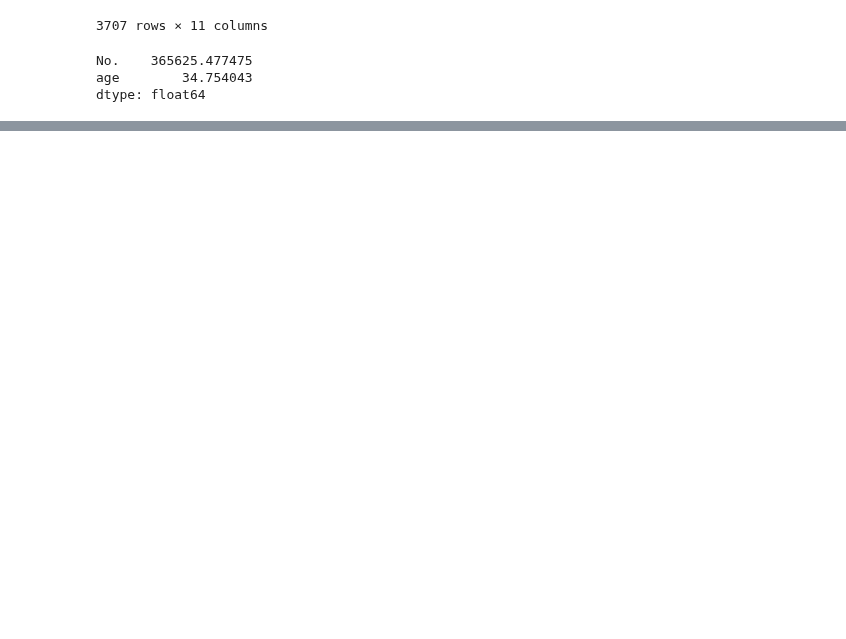
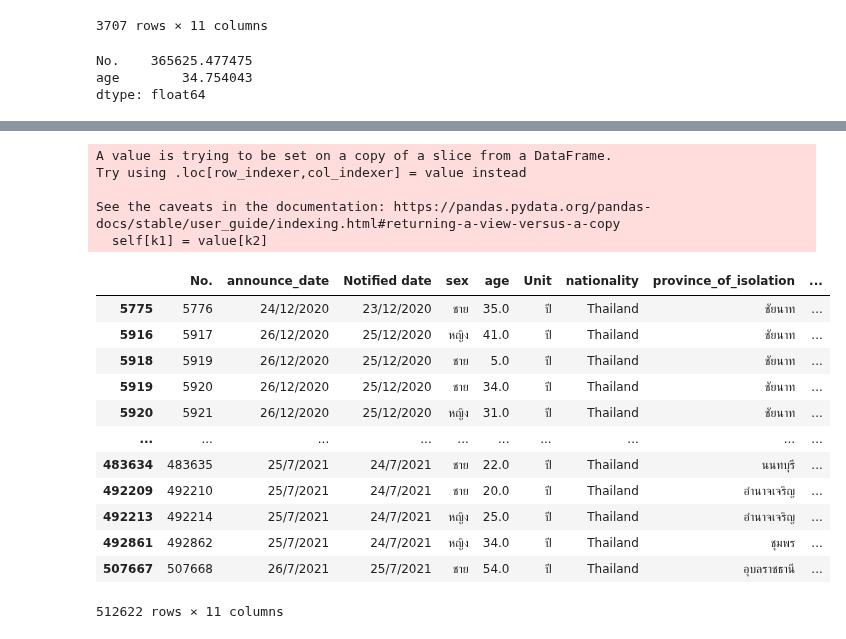
Before and after one commit to ThanikPimpiban/DWDM21, a Jupyter notebook: Data_Processing(Ch3).ipynb, the cells around one changed output, grey strips where cells are left out. Drawn from its saved outputs; the diff is of its cells as text; code cells hidden in the pictures; blank space fills up the shorter version.

```diff
--- a/Data_Processing(Ch3).ipynb
+++ b/Data_Processing(Ch3).ipynb
@@ -695,0 +714,2 @@ dtype: float64
+# %%
+data[['province_of_onset']] = data[['province_of_onset']].fillna('ไม่มีข้อมูล')
@@ -695,0 +737,40 @@ dtype: float64
+# %%
+fixed_cities = []
+
+for city in all_cities:
+    # หาค่า mean ของเชียงใหม่
+    X_cases = data['province_of_onset'] == city
+    X_mean = data[X_cases]['age'].mean()
+
+    # เลือกมาเฉพาะ data เชียงใหม่
+    data_X = data[X_cases]
+
+    # เติมค่า mean แทน missing
+    data_X[['age']] = data[['age']].fillna(X_mean)
+
+    fixed_cities.append(data_X)
+
+
+data_nomissingage = pd.concat(fixed_cities)
+# %% [output]
+A value is trying to be set on a copy of a slice from a DataFrame.
+Try using .loc[row_indexer,col_indexer] = value instead
+
+See the caveats in the documentation: https://pandas.pydata.org/pandas-docs/stable/user_guide/indexing.html#returning-a-view-versus-a-copy
+  self[k1] = value[k2]
+# %%
+data_nomissingage
+# %% [output]
+|  | No. | announce_date | Notified date | sex | age | Unit | nationality | province_of_isolation | ... |
+| 5775 | 5776 | 24/12/2020 | 23/12/2020 | ชาย | 35.0 | ปี | Thailand | ชัยนาท | ... |
+| 5916 | 5917 | 26/12/2020 | 25/12/2020 | หญิง | 41.0 | ปี | Thailand | ชัยนาท | ... |
+| 5918 | 5919 | 26/12/2020 | 25/12/2020 | ชาย | 5.0 | ปี | Thailand | ชัยนาท | ... |
+| 5919 | 5920 | 26/12/2020 | 25/12/2020 | ชาย | 34.0 | ปี | Thailand | ชัยนาท | ... |
+| 5920 | 5921 | 26/12/2020 | 25/12/2020 | หญิง | 31.0 | ปี | Thailand | ชัยนาท | ... |
+| ... | ... | ... | ... | ... | ... | ... | ... | ... | ... |
+| 483634 | 483635 | 25/7/2021 | 24/7/2021 | ชาย | 22.0 | ปี | Thailand | นนทบุรี | ... |
+| 492209 | 492210 | 25/7/2021 | 24/7/2021 | ชาย | 20.0 | ปี | Thailand | อำนาจเจริญ | ... |
+| 492213 | 492214 | 25/7/2021 | 24/7/2021 | หญิง | 25.0 | ปี | Thailand | อำนาจเจริญ | ... |
+| 492861 | 492862 | 25/7/2021 | 24/7/2021 | หญิง | 34.0 | ปี | Thailand | ชุมพร | ... |
+| 507667 | 507668 | 26/7/2021 | 25/7/2021 | ชาย | 54.0 | ปี | Thailand | อุบลราชธานี | ... |
+512622 rows × 11 columns
```
Also changed, not shown: parts of 32 cells of this notebook.
